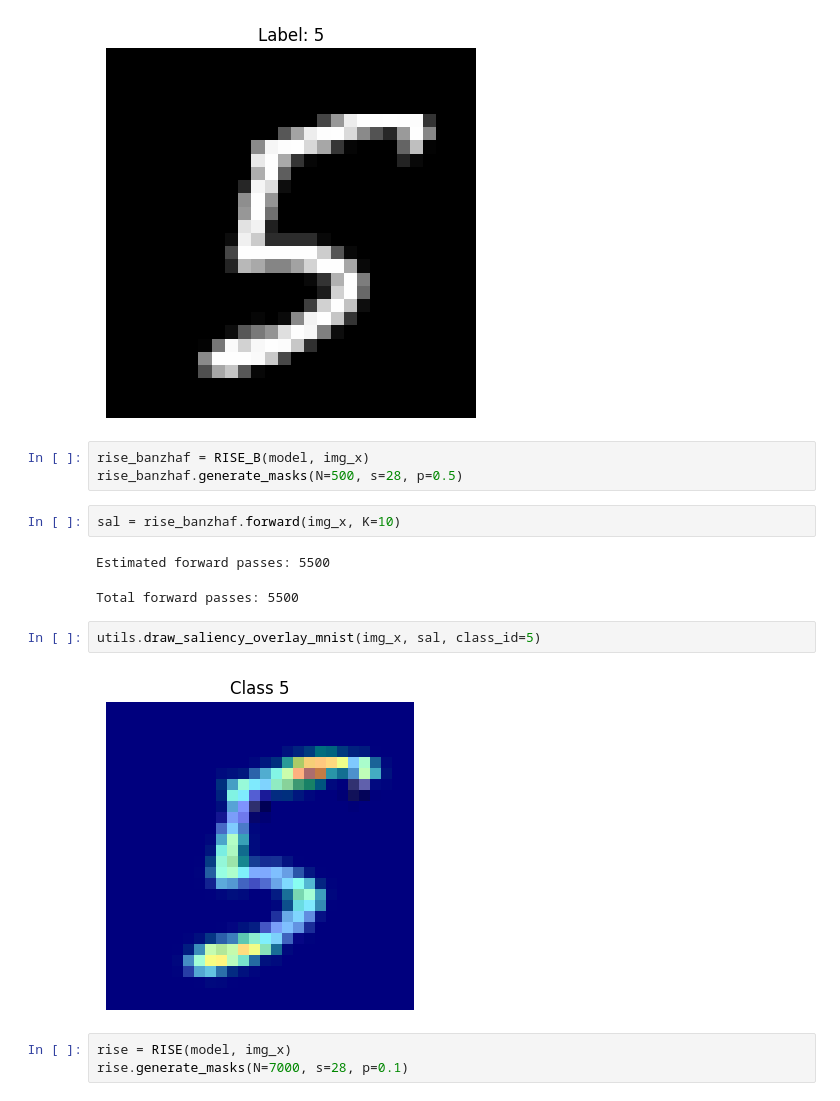
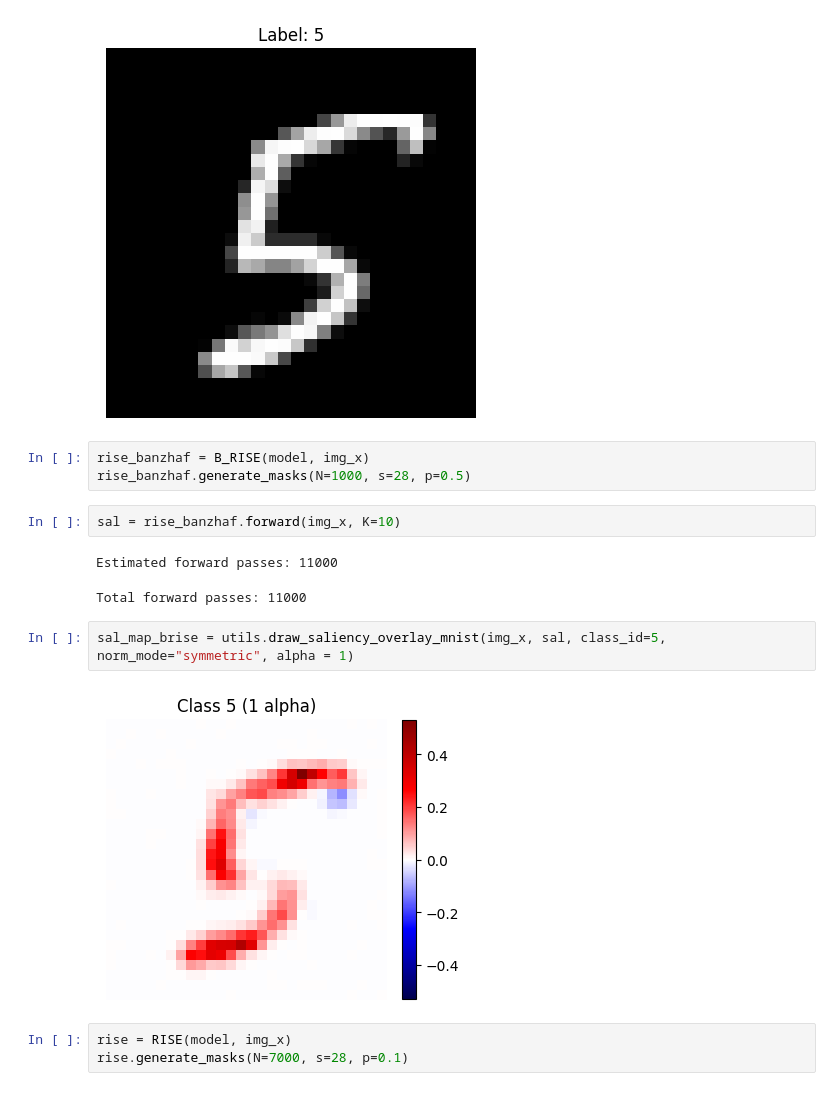
Before and after one commit to muratozturk1337/B-RISE, a Jupyter notebook: notebooks/MNSIT.ipynb, the cells around one changed output. Saved outputs shown, nothing was run; the diff lists cells and outputs as text.

```diff
--- a/notebooks/MNSIT.ipynb
+++ b/notebooks/MNSIT.ipynb
@@ -126,17 +124,17 @@ plt.show()
 # %% [output]
 [figure]
 # %%
-rise_banzhaf = RISE_B(model, img_x)
-rise_banzhaf.generate_masks(N=500, s=28, p=0.5)
+rise_banzhaf = B_RISE(model, img_x)
+rise_banzhaf.generate_masks(N=1000, s=28, p=0.5)
 # %%
 sal = rise_banzhaf.forward(img_x, K=10)
 # %% [output]
-Estimated forward passes: 5500
+Estimated forward passes: 11000
-Total forward passes: 5500
+Total forward passes: 11000
 # %%
-utils.draw_saliency_overlay_mnist(img_x, sal, class_id=5)
+sal_map_brise = utils.draw_saliency_overlay_mnist(img_x, sal, class_id=5, norm_mode="symmetric", alpha = 1)
 # %% [output]
-[figure, old version]
+[figure, new version]
 # %%
 rise = RISE(model, img_x)
 rise.generate_masks(N=7000, s=28, p=0.1)
```
Also changed, not shown: parts of 30 cells of this notebook, 16 other files.
